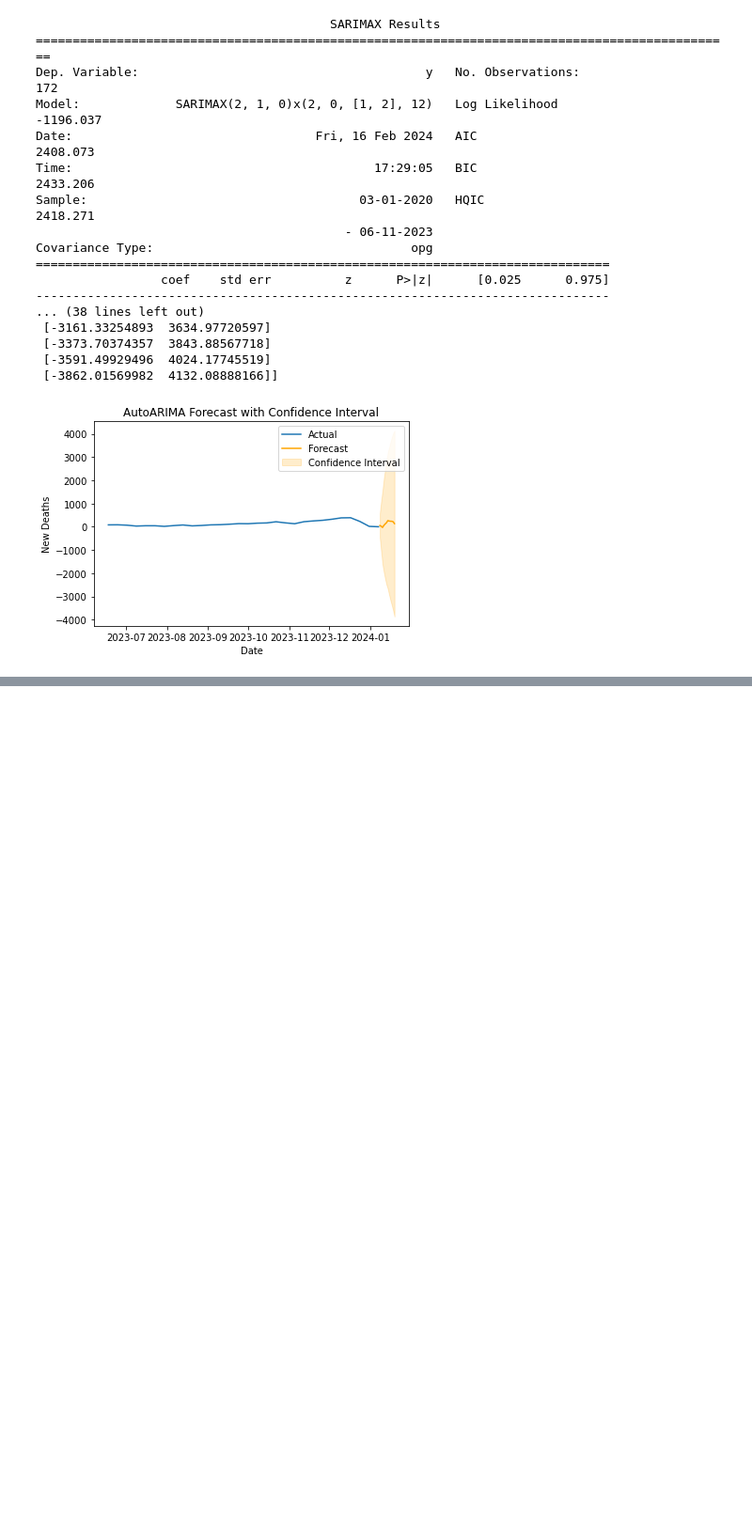
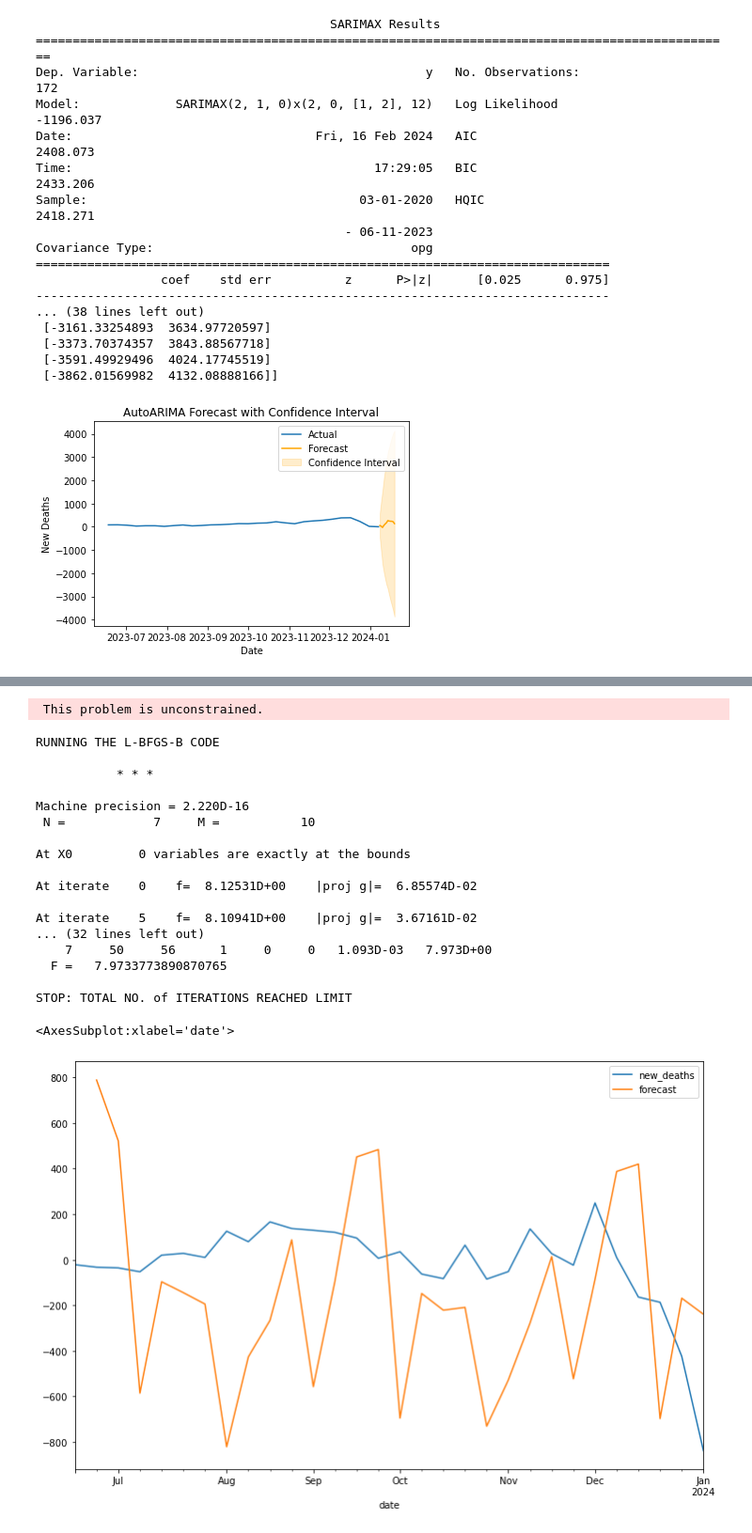
Before and after one commit to y-ginther/DS-Capstone, a Jupyter notebook: ARIMA_c.ipynb, the cells around one changed output, grey strips where cells are left out. Shown at 94% size. Saved outputs shown, nothing was run; the diff lists cells and outputs as text; code cells hidden in the pictures; blank space fills up the shorter version.

```diff
--- a/ARIMA_c.ipynb
+++ b/ARIMA_c.ipynb
@@ -1682,0 +1938,26 @@ plt.show()
+# %%
+model=sm.tsa.statespace.SARIMAX(us_train['new_deaths'],order=(2, 1, 1),seasonal_order=(2,1,1,12))
+results=model.fit()
+us_test['forecast']=results.predict(start=173,end=202,dynamic=True)
+us_test[['new_deaths','forecast']].plot(figsize=(12,8))
+# %% [output]
+ This problem is unconstrained.
+RUNNING THE L-BFGS-B CODE
+
+           * * *
+
+Machine precision = 2.220D-16
+ N =            7     M =           10
+
+At X0         0 variables are exactly at the bounds
+
+At iterate    0    f=  8.12531D+00    |proj g|=  6.85574D-02
+
+At iterate    5    f=  8.10941D+00    |proj g|=  3.67161D-02
+... (32 lines left out)
+    7     50     56      1     0     0   1.093D-03   7.973D+00
+  F =   7.9733773890870765
+
+STOP: TOTAL NO. of ITERATIONS REACHED LIMIT
+<AxesSubplot:xlabel='date'>
+[figure, added]
```
Also changed, not shown: parts of 60 cells of this notebook, 5 other files.
